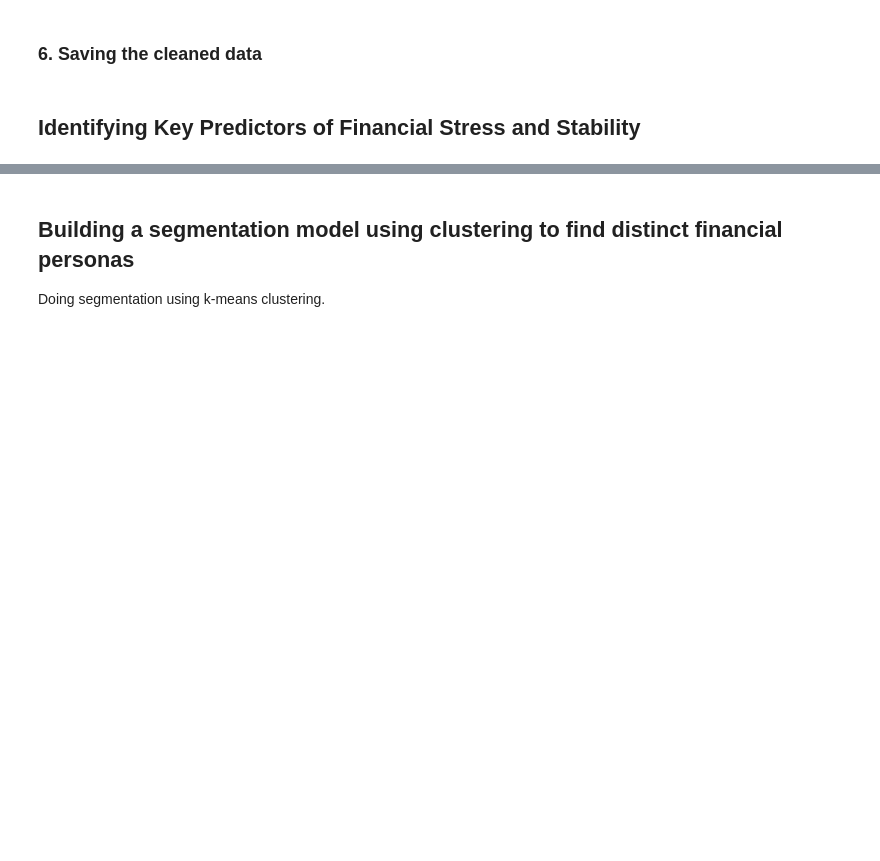
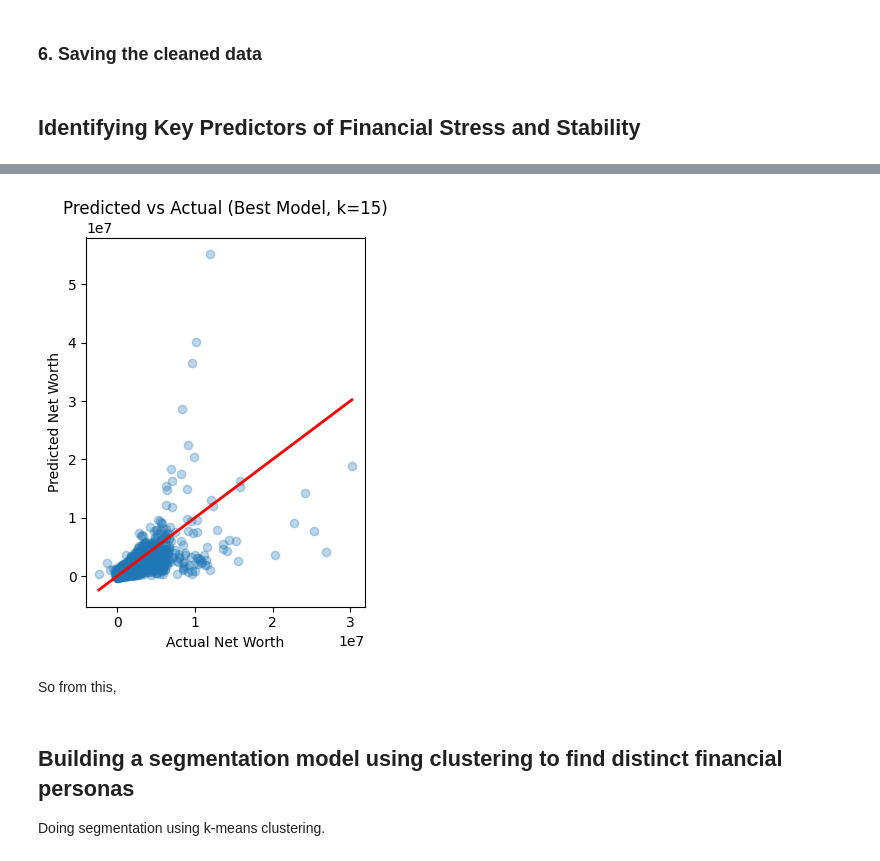
Before and after one commit to UT-Shelly/Datathon2026, a Jupyter notebook: personal_finance_analysis.ipynb, the cells around one changed output, grey strips where cells are left out. Drawn from its saved outputs; the diff is of its cells as text; code cells hidden in the pictures; blank space fills up the shorter version.

```diff
--- a/personal_finance_analysis.ipynb
+++ b/personal_finance_analysis.ipynb
@@ -220,0 +334,5 @@ Performing forward stepwise selection to determine the best model to predict the
+# %%
+# 5. Forward Selection manually
+selected_features = []
+remaining_features = list(X.columns)
+cv_errors = []
@@ -220,0 +393,5 @@ Performing forward stepwise selection to determine the best model to predict the
+# %%
+# 7. Fit final model on all data with best features
+X_best = sm.add_constant(X[best_features])
+final_model = sm.OLS(y, X_best).fit()
+print(final_model.summary())
@@ -220,0 +440,4 @@ Performing forward stepwise selection to determine the best model to predict the
+# %%
+# 9. Predictions and back-transform
+final_pred_log = final_model.predict(X_best)
+final_pred = np.exp(final_pred_log) - 1 + shift
@@ -221,3 +469,20 @@ Performing forward stepwise selection to determine the best model to predict the
+# %%
+# Predicted vs Actual
+plt.subplot(1,2,2)
+plt.scatter(df['PWNETWPG'], final_pred, alpha=0.3)
+plt.plot([df['PWNETWPG'].min(), df['PWNETWPG'].max()],
+         [df['PWNETWPG'].min(), df['PWNETWPG'].max()],
+         color='red', linewidth=2)
+plt.xlabel("Actual Net Worth")
+plt.ylabel("Predicted Net Worth")
+plt.title(f"Predicted vs Actual (Best Model, k={best_size})")
+
+plt.tight_layout()
+plt.show()
+# %% [output]
+[figure, added]
+# %% [markdown]
+So from this,
 # %% [markdown]
 ## Building a segmentation model using clustering to find distinct financial personas
 Doing segmentation using k-means clustering.
```
Also changed, not shown: parts of 39 cells of this notebook.
